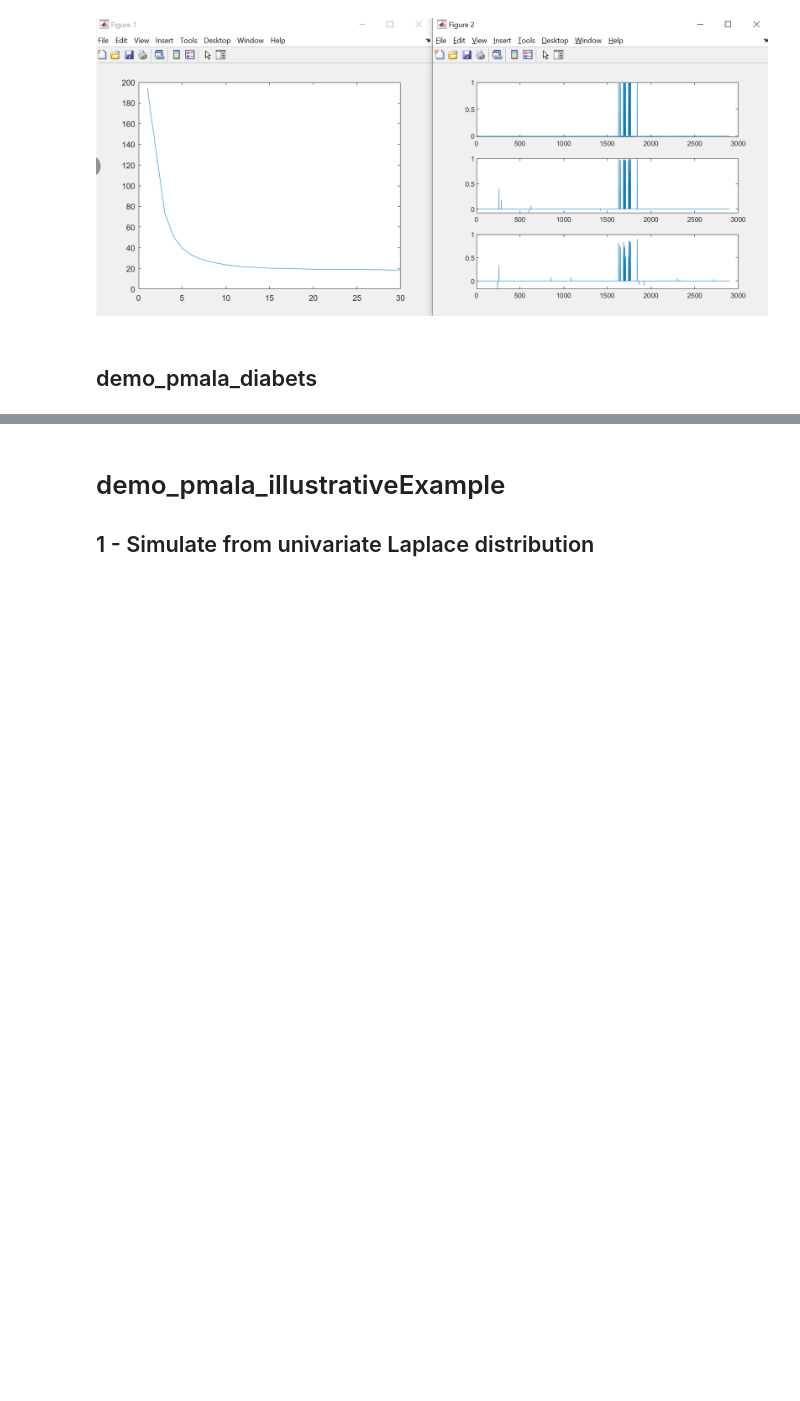
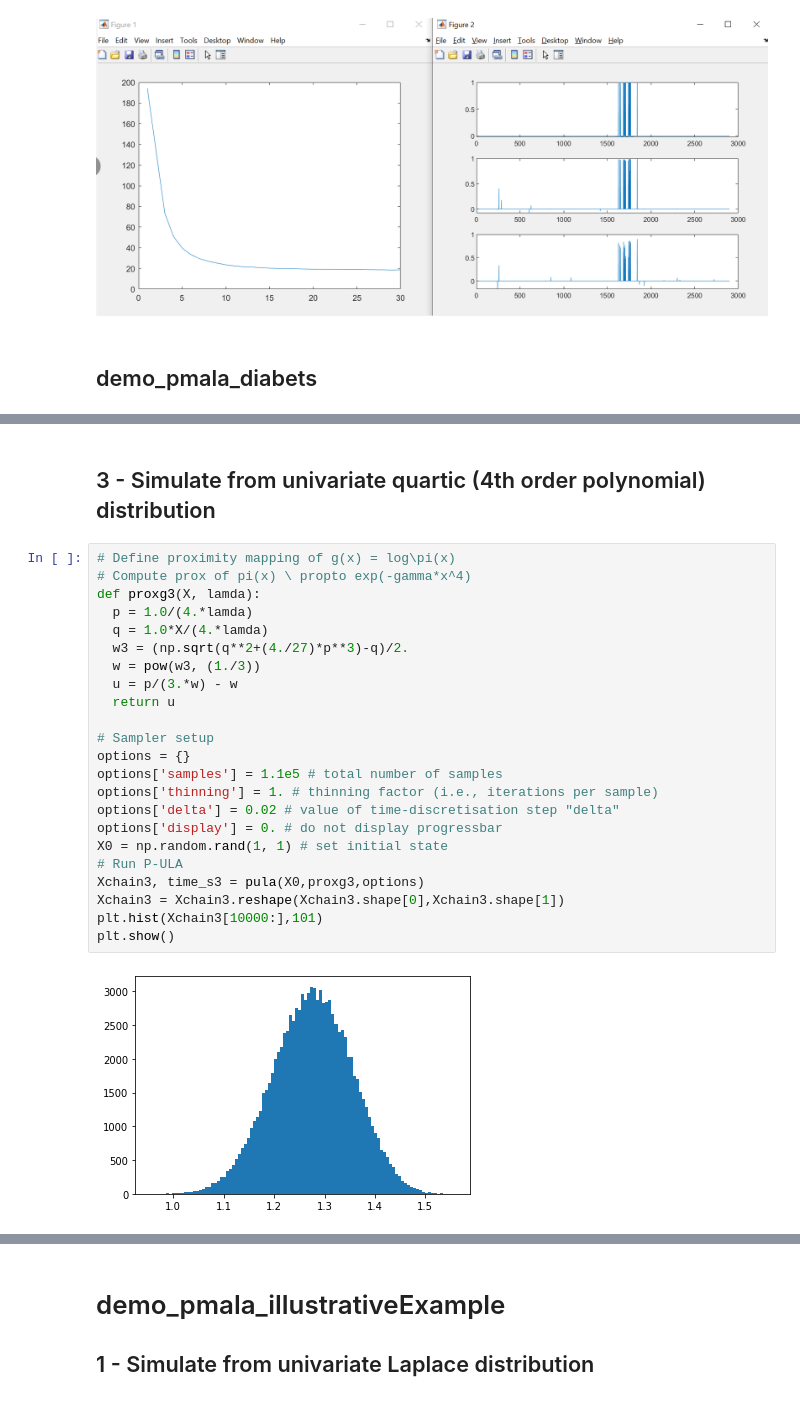
Before and after one commit to YuheBAI/Proximal_MCMC, a Jupyter notebook: Proximal_MCMC.ipynb, the cells around one changed output, grey strips where cells are left out. Drawn from its saved outputs; the diff is of its cells as text; blank space fills up the shorter version.

```diff
--- a/Proximal_MCMC.ipynb
+++ b/Proximal_MCMC.ipynb
@@ -214,0 +368,27 @@ print(Psi)
+# %% [markdown]
+## 3 - Simulate from univariate quartic (4th order polynomial) distribution
+# %%
+# Define proximity mapping of g(x) = log\pi(x)
+# Compute prox of pi(x) \ propto exp(-gamma*x^4)
+def proxg3(X, lamda):
+  p = 1.0/(4.*lamda)
+  q = 1.0*X/(4.*lamda)
+  w3 = (np.sqrt(q**2+(4./27)*p**3)-q)/2.
+  w = pow(w3, (1./3))
+  u = p/(3.*w) - w
+  return u
+
+# Sampler setup
+options = {}
+options['samples'] = 1.1e5 # total number of samples
+options['thinning'] = 1. # thinning factor (i.e., iterations per sample)
+options['delta'] = 0.02 # value of time-discretisation step "delta"
+options['display'] = 0. # do not display progressbar
+X0 = np.random.rand(1, 1) # set initial state
+# Run P-ULA
+Xchain3, time_s3 = pula(X0,proxg3,options)
+Xchain3 = Xchain3.reshape(Xchain3.shape[0],Xchain3.shape[1])
+plt.hist(Xchain3[10000:],101)
+plt.show()
+# %% [output]
+[figure, added]
```
Also changed, not shown: parts of 16 cells of this notebook.
